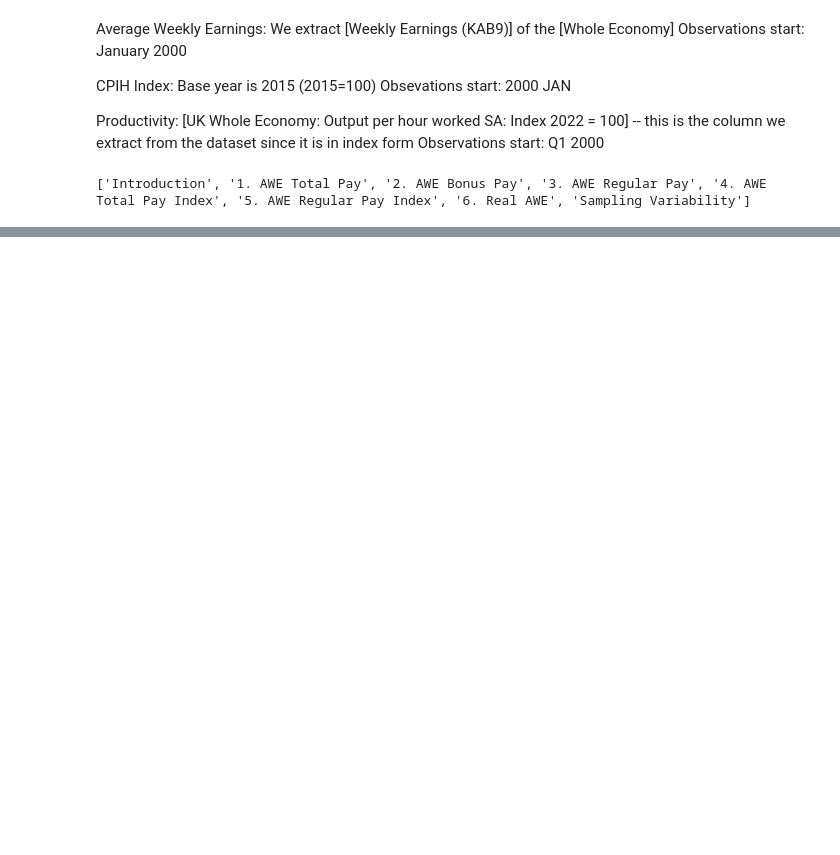
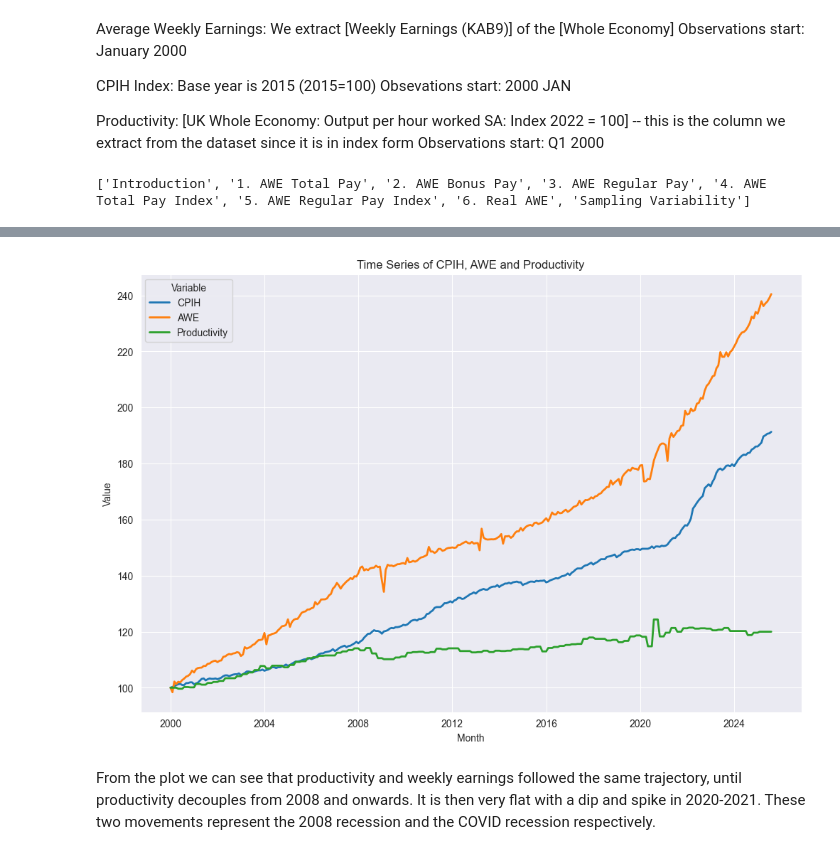
Before and after one commit to adrymmm/uk_inflation_wage_project, a Jupyter notebook: data_exploration.ipynb, the cells around one changed output, grey strips where cells are left out. Drawn from its saved outputs; the diff is of its cells as text; code cells hidden in the pictures; blank space fills up the shorter version.

```diff
--- a/data_exploration.ipynb
+++ b/data_exploration.ipynb
@@ -95,0 +129,22 @@ ts.head()
+# %%
+prod['Date'] = prod['Date'].apply(lambda x: x.replace(' ', ''))
+prod['Quarter'] = pd.PeriodIndex(prod['Date'], freq='Q')
+
+ts_prod = ts.copy()
+ts_prod.index = ts_prod.index.to_timestamp(how='start')
+
+# Converting to timestamp
+prod['Date_q'] = prod['Quarter'].dt.to_timestamp()
+
+# Setting index and resampling
+prod.set_index('Date_q', inplace=True)
+prod_monthly = prod.resample('M').ffill()
+
+prod_monthly.drop(['Date', 'Quarter'], axis=1, inplace=True)
+
+prod_monthly_realign = prod_monthly.reindex(ts_prod.index, method='ffill')
+
+ts_prod['Productivity'] = prod_monthly_realign['OutputHR']
+
+#Missing first row so fill in
+ts_prod.at[ts_prod.index[0], 'Productivity'] = ts_prod['Productivity'].iloc[1]
@@ -95,0 +159,27 @@ ts.head()
+# %%
+# Melting data for seaborn
+ts_plot_prod = ts_prod.copy()
+ts_plot_prod = ts_plot_prod.reset_index()
+ts_plot_prod = ts_plot_prod.melt(id_vars=['Month'], value_vars=['CPIH', 'AWE', 'Productivity'], var_name='Variable', value_name='Value')
+
+# Normalizing to show trends
+ts_plot_prod['Value_norm'] = ts_plot_prod.groupby('Variable')['Value'].transform(lambda x: x / x.iloc[0] * 100)
+
+
+# Setting up plots
+plt.figure(figsize=(12,8))
+sns.lineplot(
+    data=ts_plot_prod,
+    x='Month',
+    y='Value_norm',
+    hue='Variable',
+    linewidth=2
+)
+plt.title('Time Series of CPIH, AWE and Productivity')
+plt.xlabel('Month')
+plt.ylabel('Value')
+plt.show()
+# %% [output]
+[figure, added]
+# %% [markdown]
+From the plot we can see that productivity and weekly earnings followed the same trajectory, until productivity decouples from 2008 and onwards. It is then very flat with a dip and spike in 2020-2021. These two movements represent the 2008 recession and the COVID recession respectively.
```
Also changed, not shown: parts of 5 cells of this notebook, 3 other files.
